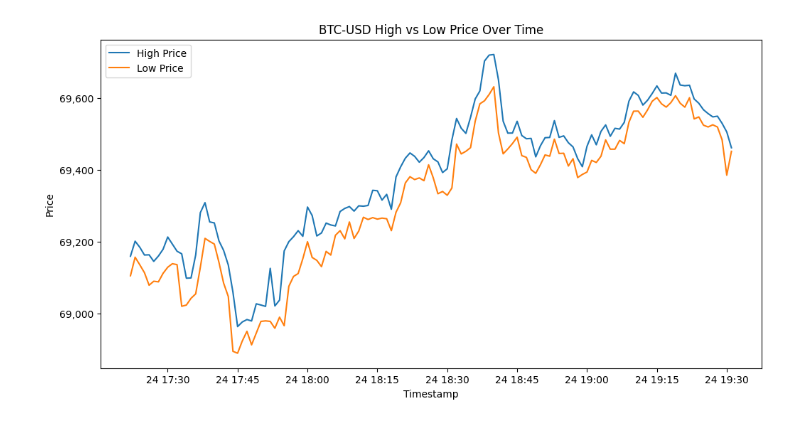
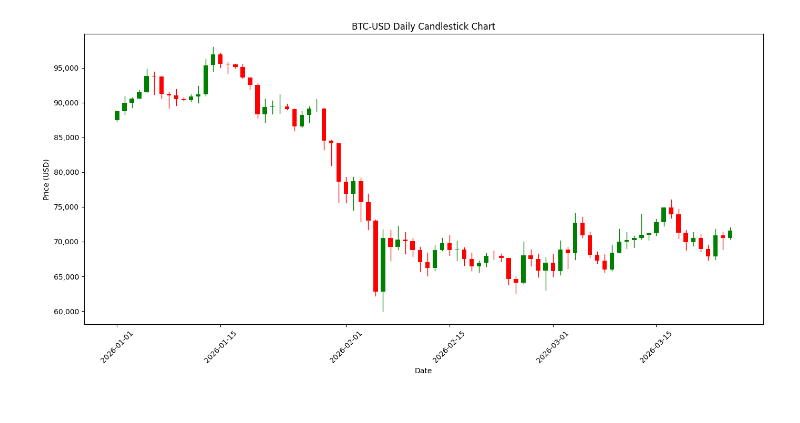
Before and after one commit to Arnav-Ajay/adaptive-btc-trading-agent, a Jupyter notebook: notebooks/01_eda.ipynb, the cells around one changed output. Saved outputs shown, nothing was run; the diff lists cells and outputs as text; code cells hidden in the pictures.

```diff
--- a/notebooks/01_eda.ipynb
+++ b/notebooks/01_eda.ipynb
@@ -51,13 +103,30 @@ plt.show()
-# %%
-# plot high vs low price over time
-plt.figure(figsize=(12, 6))
-plt.title('BTC-USD High vs Low Price Over Time')
-plt.plot(df['datetime'], df['high'], label='High Price')
-plt.plot(df['datetime'], df['low'], label='Low Price')
-plt.xlabel('Timestamp')
-plt.ylabel('Price')
-plt.gca().get_yaxis().set_major_formatter(plt.FuncFormatter(lambda x, loc: "{:,}".format(int(x))))
-plt.legend()
-plt.show()
-# %% [output]
-[figure, removed]
+# %%
+# aggregate to daily OHLC
+daily_ohlc = (
+    df.sort_values('datetime')
+      .set_index('datetime')
+      .resample('D')
+      .agg(open=('open', 'first'), high=('high', 'max'), low=('low', 'min'), close=('close', 'last'))
+      .dropna()
+      .reset_index()
+)
+
+# plot candlestick chart
+fig, ax = plt.subplots(figsize=(14, 7))
+
+for _, row in daily_ohlc.iterrows():
+    color = 'green' if row['close'] >= row['open'] else 'red'
+    # candle body
+    ax.bar(row['datetime'], row['close'] - row['open'], bottom=row['open'], color=color, width=0.6, align='center')
+    # wick
+    ax.plot([row['datetime'], row['datetime']], [row['low'], row['high']], color=color, linewidth=1)
+
+ax.set_title('BTC-USD Daily Candlestick Chart')
+ax.set_xlabel('Date')
+ax.set_ylabel('Price (USD)')
+ax.yaxis.set_major_formatter(plt.FuncFormatter(lambda x, _: f"{int(x):,}"))
+plt.xticks(rotation=45)
+plt.tight_layout()
+plt.show()
+# %% [output]
+[figure, added]
```
Also changed, not shown: parts of 8 cells of this notebook, 23 other files.
